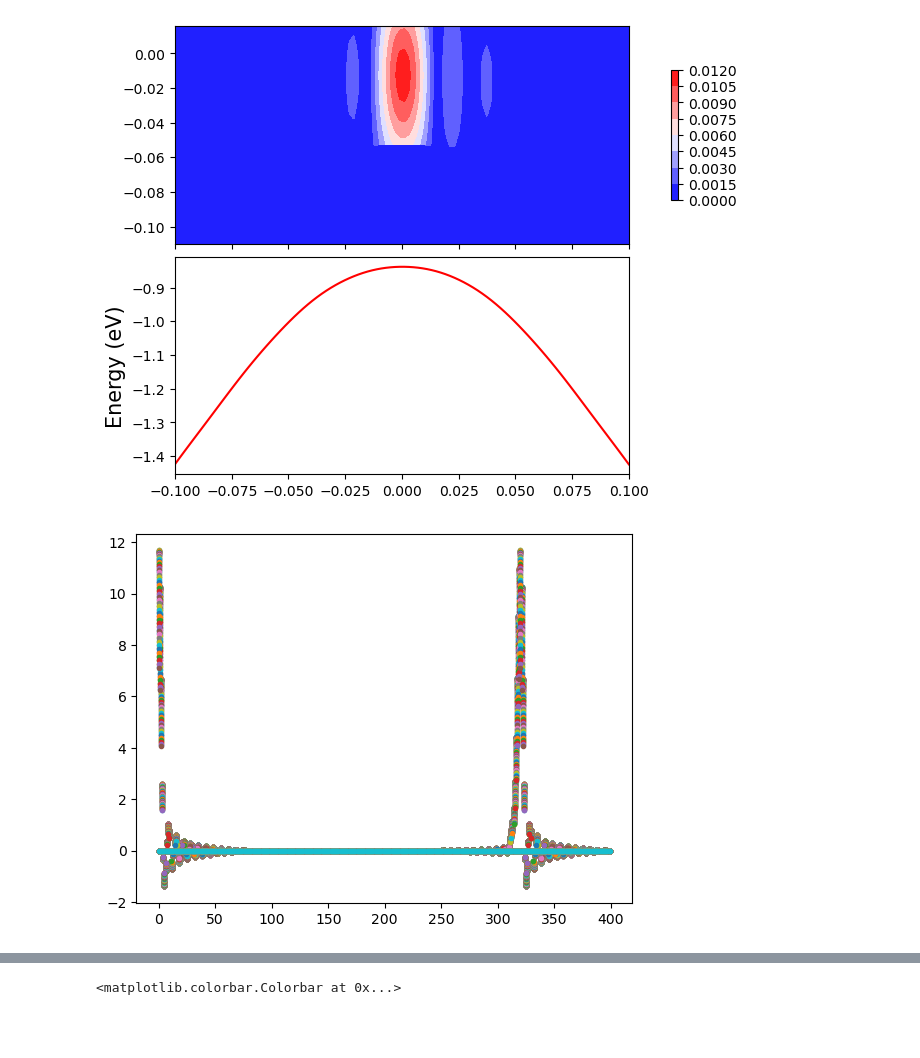
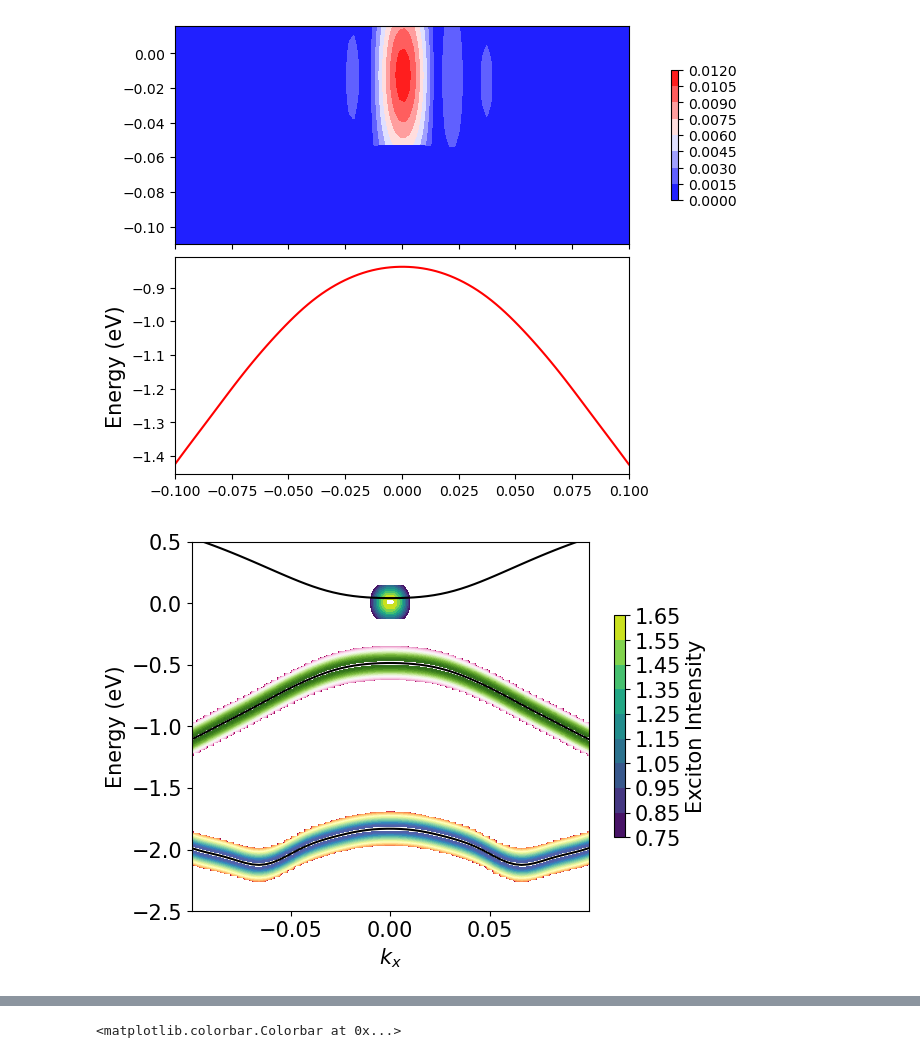
Before and after one commit to juanpulgarin/Black_P, a Jupyter notebook: Black_P_Excitons/Openning_Excitons.ipynb, the cells around one changed output, grey strips where cells are left out. Saved outputs shown, nothing was run; the diff lists cells and outputs as text; code cells hidden in the pictures; blank space fills up the shorter version.

Commit message:
excitones updates

```diff
--- a/Black_P_Excitons/Openning_Excitons.ipynb
+++ b/Black_P_Excitons/Openning_Excitons.ipynb
@@ -173,19 +183,20 @@ n_kpts=80
 new_path = kgrid.K_PATH(k_points_path,n_kpts)
 klabel=[r"$\Gamma$","X","S","Y",r"$\Gamma$","X"]
 
-Ψ_kpts = Photo.FourierInterpolate(nkx,nky,nkz,Ψ_k_p,new_path)
-E_kpts = Photo.FourierInterpolate(nkx,nky,nkz,E_k_p,new_path)
+Ψ_kpts   = Photo.FourierInterpolate(nkx,nky,nkz,Ψ_k_p,new_path)
+Ec_kpts  = Photo.FourierInterpolate(nkx,nky,nkz,Ec_k_p,new_path)
+Ev_kpts  = Photo.FourierInterpolate(nkx,nky,nkz,Ev_k_p,new_path)
+Env_kpts = Photo.FourierInterpolate(nkx,nky,nkz,Env_k_p,new_path)
 
-
-
+print(27.2*(np.min(Ec_kpts)-np.max(Ev_kpts)))
 
 Intensity = np.zeros((len(EnergySpectrum),np.shape(Ψ_kpts)[-1]),dtype=np.complex_)
 
 for ω_ii in range(len(EnergySpectrum)):
 
-    for kk in range(np.shape(E_kpts)[-1]):
-        if abs(EnergySpectrum[ω_ii]-E_kpts[kk]-ϵ[0])<= tolerancia:
-            Intensity[ω_ii,kk] = Photo.Delta( EnergySpectrum[ω_ii]-E_kpts[kk]-ϵ[0], tolerancia) * np.real(Ψ_kpts[kk])
+    for kk in range(np.shape(Ev_kpts)[-1]):
+        if abs(EnergySpectrum[ω_ii]-Ev_kpts[kk]-ϵ[0])<= tolerancia:
+            Intensity[ω_ii,kk] = Photo.Delta( EnergySpectrum[ω_ii]-Ev_kpts[kk]-ϵ[0], tolerancia) * np.real(Ψ_kpts[kk])
 
 
 np.shape(new_path)
@@ -285,9 +317,47 @@ plt.subplots_adjust(hspace=0)
 # %% [output]
 [figure]
 # %%
-np.shape(Photo)
+IntensityE_plot  = Intensity_E.reshape(len(EnergySpectrum),nk1,nk2,nk3)[:,:,int(nk2/2),int(nk3/2)]
+IntensityC_plot  = Intensity_C.reshape(len(EnergySpectrum),nk1,nk2,nk3)[:,:,int(nk2/2),int(nk3/2)]
+IntensityV_plot  = Intensity_V.reshape(len(EnergySpectrum),nk1,nk2,nk3)[:,:,int(nk2/2),int(nk3/2)]
+IntensitynV_plot = Intensity_nV.reshape(len(EnergySpectrum),nk1,nk2,nk3)[:,:,int(nk2/2),int(nk3/2)]
 
-for i in range(0,600):
-    plt.plot(Photo[i,:],'.')
+fig, ax1 = plt.subplots()
+
+cbarticks = np.arange(40.0,np.max(np.abs(IntensityV_plot)),1)
+cbarticksE = np.arange(0.75,np.max(np.abs(IntensityE_plot)),0.1)
+
+#contour = ax1.contourf(x_kpts,cst.Ry * EnergySpectrum,np.abs(IntensityV_plot),cmap="bwr")
+#
+
+
+a = ax1.contourf(x_kpts,cst.Ry * EnergySpectrum,np.abs(IntensityV_plot),cbarticks, vmin = 40, vmax = np.max(np.abs(IntensityV_plot)) ,cmap="PiYG")
+b = ax1.contourf(x_kpts,cst.Ry * EnergySpectrum,np.abs(IntensitynV_plot),cbarticks, vmin = 40, vmax = np.max(np.abs(IntensityC_plot)),cmap="Spectral")
+#c = ax1.contourf(x_kpts,cst.Ry * EnergySpectrum,np.abs(IntensityC_plot),cbarticks, vmin = 40, vmax = np.max(np.abs(IntensityC_plot)),cmap="bwr")
+
+e = ax1.contourf(x_kpts,cst.Ry * EnergySpectrum,np.abs(IntensityE_plot),cbarticksE, vmin = 0.75, vmax = np.max(np.abs(IntensityE_plot)) )
+
+#plt.colorbar(a, ax=ax1,ticks=cbarticks)
+
+#fig.colorbar(a, ax=ax1, shrink=0.6)
+cbar = fig.colorbar(e, ax=ax1, shrink=0.6)
+cbar.ax.set_ylabel('Exciton Intensity', rotation=90,fontsize=15)
+cbar.ax.tick_params(labelsize=15)
+
+ax1.plot(x_kpts, cst.Ry * Ec_kpts.reshape(nk1,nk2,nk3)[:,int(nk2/2),int(nk3/2)], c='black')
+ax1.plot(x_kpts, cst.Ry * Ev_kpts.reshape(nk1,nk2,nk3)[:,int(nk2/2),int(nk3/2)], c='black')
+ax1.plot(x_kpts, cst.Ry * Env_kpts.reshape(nk1,nk2,nk3)[:,int(nk2/2),int(nk3/2)], c='black')
+
+ax1.set_ylim(-2.5,0.5)
+#ax1.set_xlim(-.05,.05)
+ax1.set_xticks([-0.05,0.0,0.05])
+
+ax1.set_xlabel(r"$k_x$",fontsize=15)
+ax1.set_ylabel(r"Energy (eV)",fontsize=15)
+ax1.tick_params(axis='y', labelsize=15)
+ax1.tick_params(axis='x', labelsize=15)
+
+
+#plt.savefig("Spectrum_X.png",bbox_inches='tight')
 # %% [output]
-[figure, old version]
+[figure, new version]
```
Also changed, not shown: parts of 19 cells of this notebook, 2 other files.
